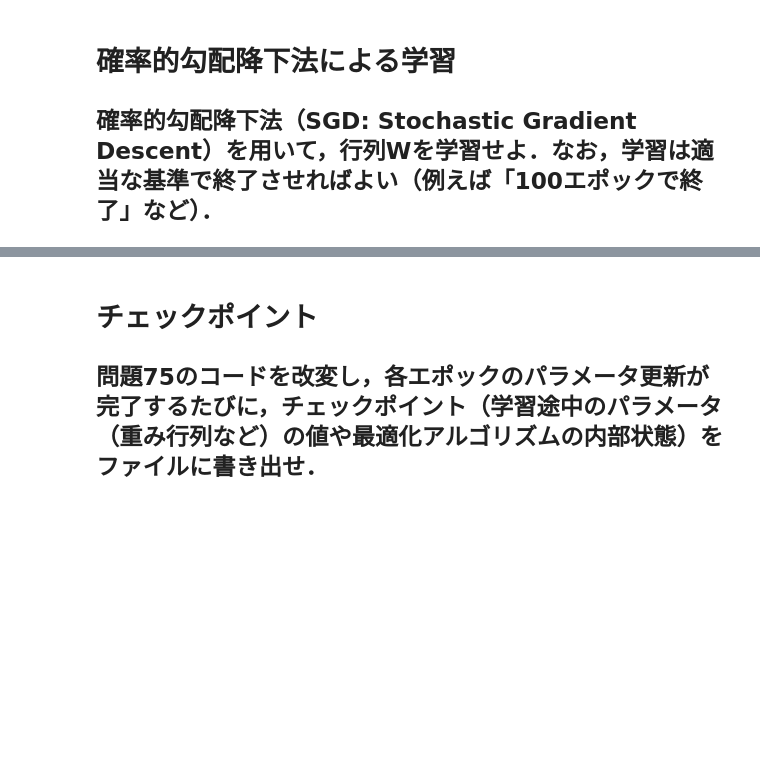
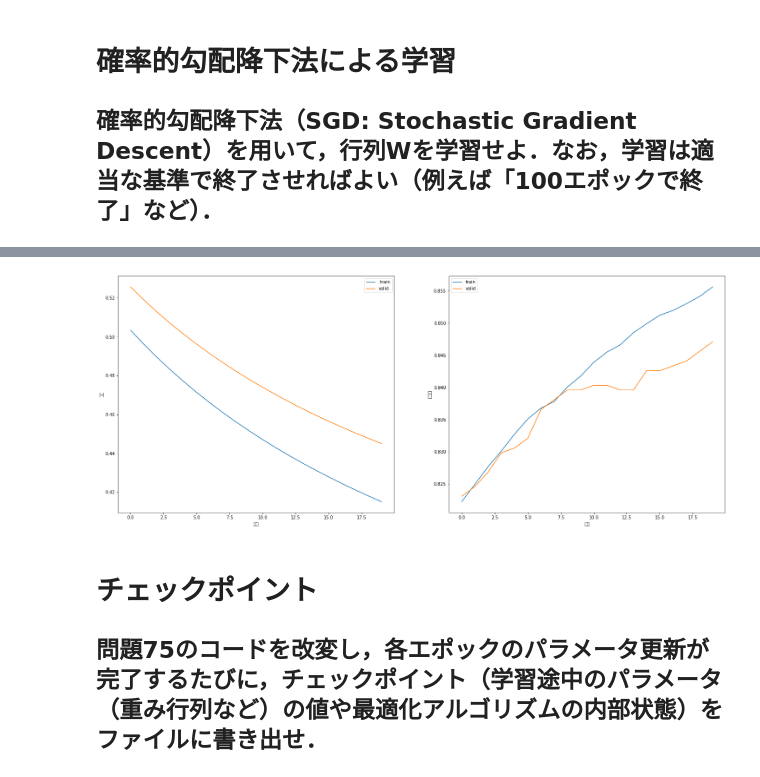
Before and after one commit to iamtatsuki05/NLP_100, a Jupyter notebook: NLP_100_8.ipynb, the cells around one changed output, grey strips where cells are left out. Cells and saved outputs as stored; diff of their text form; code cells hidden in the pictures; blank space fills up the shorter version.

```diff
--- a/NLP_100_8.ipynb
+++ b/NLP_100_8.ipynb
@@ -56,0 +242,3 @@ li=−log[事例xiがyiに分類される確率]
+# %%
+CE = nn.CrossEntropyLoss()
+op = optim.SGD(model.parameters() , lr = 1e-3)
@@ -62,0 +348,21 @@ li=−log[事例xiがyiに分類される確率]
+# %%
+#時間がかかるので少なめに設定する
+log_train = []
+log_valid = []
+for epoch in range(20):
+  model.train()
+  for inputs, labels in dataloader_train:
+    op.zero_grad()#加算されてしまうのでリセット
+    y_pred = model(inputs)#modelを用いて予測
+    loss = CE(y_pred , labels)#誤差
+    loss.backward()#誤差修正
+    op.step()#更新
+
+  # 正解率等の計算
+  loss_train, acc_train = loss_acc(model , CE , dataloader_train)
+  loss_valid, acc_valid = loss_acc(model , CE , dataloader_valid)
+  log_train.append([loss_train , acc_train])
+  log_valid.append([loss_valid , acc_valid])
+
+  # ログを出力
+  print(f'epoch : {epoch + 1} , loss_train : {loss_train} , accuracy_train : {acc_train} , loss_valid : {loss_valid} , accuracy_valid: {acc_valid}')
@@ -62,0 +390,20 @@ li=−log[事例xiがyiに分類される確率]
+# %%
+%matplotlib inline
+import matplotlib.pyplot as plt
+
+fig , ax = plt.subplots(1 , 2 , figsize=(25 , 10))
+#loss_epoch
+ax[0].plot(np.array(log_train).T[0] , label =' train')
+ax[0].plot(np.array(log_valid).T[0] , label = 'valid')
+ax[0].set_xlabel('回数')
+ax[0].set_ylabel('損失')
+ax[0].legend()
+#acc_epoch
+ax[1].plot(np.array(log_train).T[1], label='train')
+ax[1].plot(np.array(log_valid).T[1], label='valid')
+ax[1].set_xlabel('回数')
+ax[1].set_ylabel('正答率')
+ax[1].legend()
+plt.show()
+# %% [output]
+[figure, added]
```
Also changed, not shown: parts of 42 cells of this notebook.
